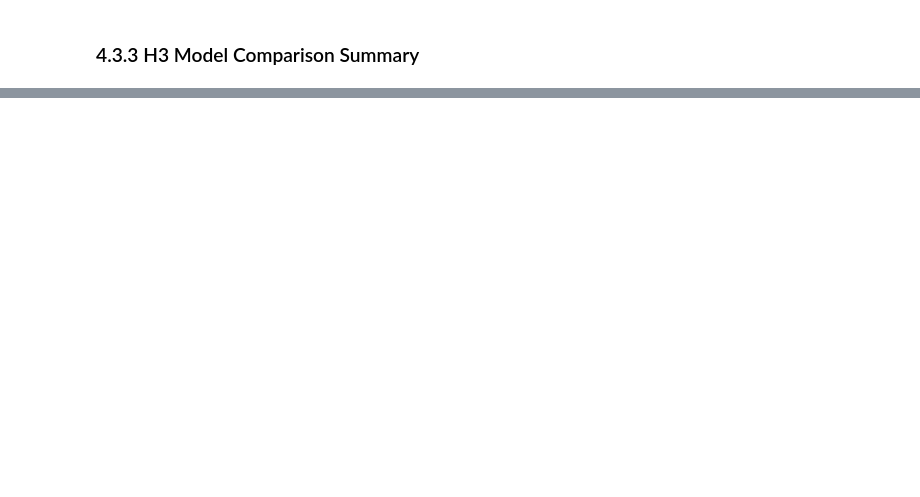
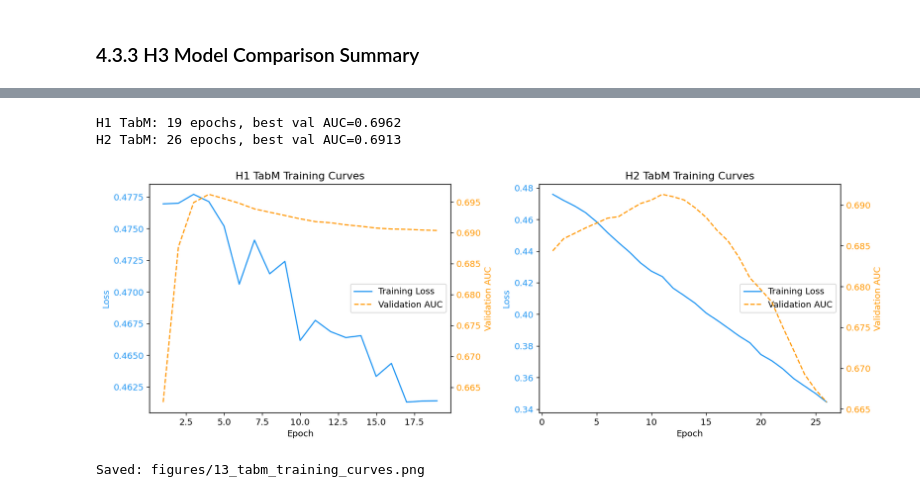
Before and after one commit to uleso26/Predictive-Analytics-Individual-Coursework-, a Jupyter notebook: notebooks/04_modelling.ipynb, the cells around one changed output, grey strips where cells are left out. Drawn from its saved outputs; the diff is of its cells as text; code cells hidden in the pictures; blank space fills up the shorter version.

Commit message:
[Fifth and Sixth Phase]  modelling, evaluation and tuning

```diff
--- a/notebooks/04_modelling.ipynb
+++ b/notebooks/04_modelling.ipynb
@@ -60,0 +551,50 @@ Compare AUC across H1, H2, H3 to quantify leakage inflation.
+# %%
+import matplotlib.pyplot as plt
+import matplotlib
+matplotlib.rcParams.update({'font.size': 11, 'figure.dpi': 120})
+
+fig, axes = plt.subplots(1, 2, figsize=(14, 5))
+
+for i, horizon in enumerate(['H1', 'H2']):
+    curves_key = (horizon, 'TabM_curves')
+    if curves_key not in trained_models:
+        print(f"No TabM curves for {horizon}")
+        continue
+    curves = trained_models[curves_key]
+    train_losses = curves['train_losses']
+    val_aucs = curves['val_aucs']
+
+    ax1 = axes[i]
+    color1 = '#2196F3'
+    color2 = '#FF9800'
+
+    epochs = range(1, len(train_losses) + 1)
+    ax1.plot(epochs, train_losses, color=color1, label='Training Loss')
+    ax1.set_xlabel('Epoch')
+    ax1.set_ylabel('Loss', color=color1)
+    ax1.tick_params(axis='y', labelcolor=color1)
+    ax1.set_title(f'{horizon} TabM Training Curves')
+
+    ax2 = ax1.twinx()
+    val_epochs = range(1, len(val_aucs) + 1)
+    ax2.plot(val_epochs, val_aucs, color=color2,
+             label='Validation AUC', linestyle='--')
+    ax2.set_ylabel('Validation AUC', color=color2)
+    ax2.tick_params(axis='y', labelcolor=color2)
+
+    # Combined legend
+    lines1, labels1 = ax1.get_legend_handles_labels()
+    lines2, labels2 = ax2.get_legend_handles_labels()
+    ax1.legend(lines1 + lines2, labels1 + labels2, loc='center right')
+
+    print(f"{horizon} TabM: {len(train_losses)} epochs, best val AUC={max(val_aucs):.4f}")
+
+plt.tight_layout()
+plt.savefig('../figures/13_tabm_training_curves.png', bbox_inches='tight')
+plt.show()
+print("Saved: figures/13_tabm_training_curves.png")
+# %% [output]
+H1 TabM: 19 epochs, best val AUC=0.6962
+H2 TabM: 26 epochs, best val AUC=0.6913
+[figure, added]
+Saved: figures/13_tabm_training_curves.png
```
Also changed, not shown: parts of 47 cells of this notebook, 30 other files.
